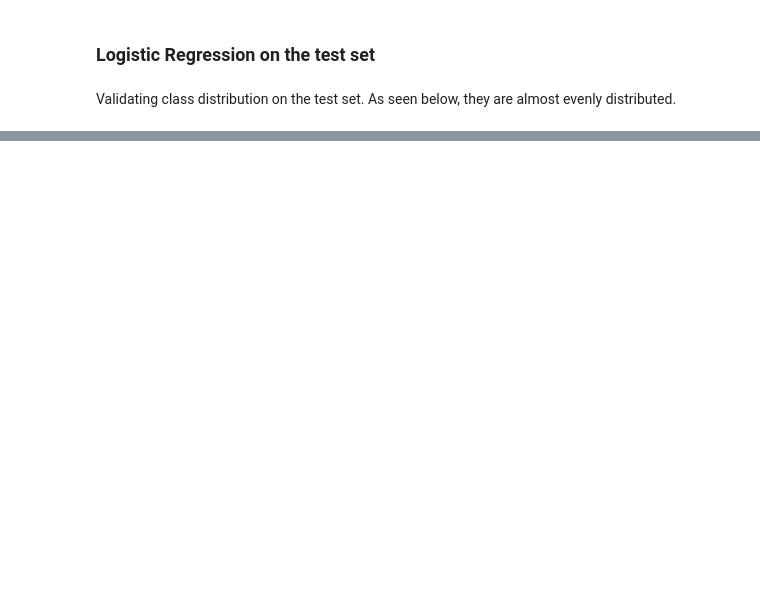
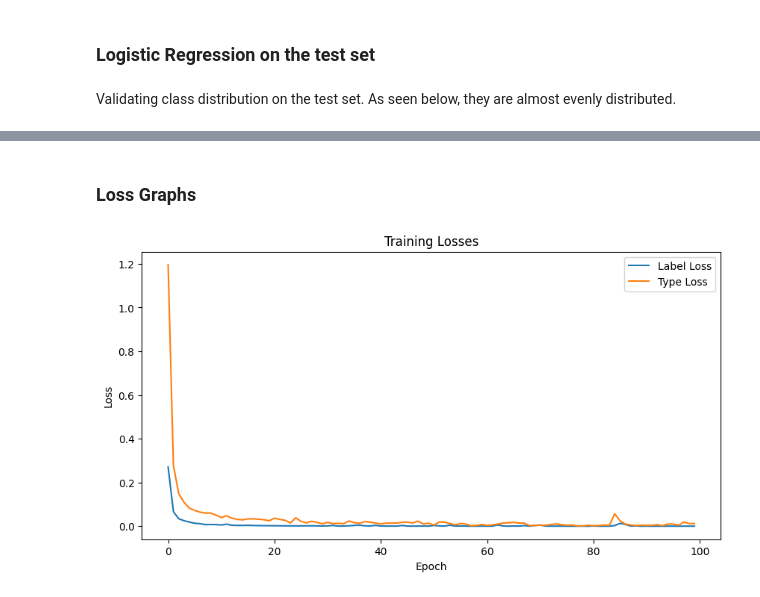
Before and after one commit to junxianyong/INF2008_P1-08, a Jupyter notebook: scam_detection/scam_detection.ipynb, the cells around one changed output, grey strips where cells are left out. Drawn from its saved outputs; the diff is of its cells as text; code cells hidden in the pictures; blank space fills up the shorter version.

```diff
--- a/scam_detection/scam_detection.ipynb
+++ b/scam_detection/scam_detection.ipynb
@@ -861,0 +1048,14 @@ weighted avg       1.00      1.00      1.00      1746
+# %%
+class MultiTaskDataset(Dataset):
+    def __init__(self, embedding, labels, types):
+        self.X = torch.tensor(embedding, dtype=torch.float32)
+        # For binary task, we use float labels
+        self.labels = torch.tensor(labels.values if hasattr(labels, "values") else labels, dtype=torch.float32)
+        # For multi-class, targets should be long (integer encoded)
+        self.types = torch.tensor(types.values if hasattr(types, "values") else types, dtype=torch.long)
+
+    def __len__(self):
+        return len(self.X)
+
+    def __getitem__(self, idx):
+        return self.X[idx], self.labels[idx], self.types[idx]
@@ -861,0 +1088,23 @@ weighted avg       1.00      1.00      1.00      1746
+# %%
+class MultiTaskNet(nn.Module):
+    def __init__(self, feature_dimension, num_types):
+        super(MultiTaskNet, self).__init__()
+        # Shared layers
+        self.shared = nn.Sequential(
+            nn.Linear(feature_dimension, 512),
+            nn.ReLU(),
+            nn.Dropout(0.2) # Regularization for preventing overfitting
+        )
+        # Head for binary scam label prediction
+        self.label_head = nn.Linear(512, 1)  # output logit for binary classification
+
+        # Head for multi-class scam type prediction
+        self.type_head = nn.Linear(512, num_types)
+
+    def forward(self, x):
+        shared_rep = self.shared(x)
+        # For binary classification, we’ll use BCEWithLogitsLoss, so no sigmoid here.
+        label_logits = self.label_head(shared_rep)
+        # For type classification, output logits (to be used with CrossEntropyLoss)
+        type_logits = self.type_head(shared_rep)
+        return label_logits, type_logits
@@ -861,0 +1305,3 @@ weighted avg       1.00      1.00      1.00      1746
+# %%
+multi_task_model = MutltiTaskModel(X_train, y1_train, y2_train, num_types, batch_size=32, lr=1e-3)
+multi_task_model.train(100)
@@ -861,0 +1326,6 @@ weighted avg       1.00      1.00      1.00      1746
+# %% [markdown]
+### Loss Graphs
+# %%
+multi_task_model.plot_losses()
+# %% [output]
+[figure, added]
```
Also changed, not shown: parts of 34 cells of this notebook, 2 other files.
